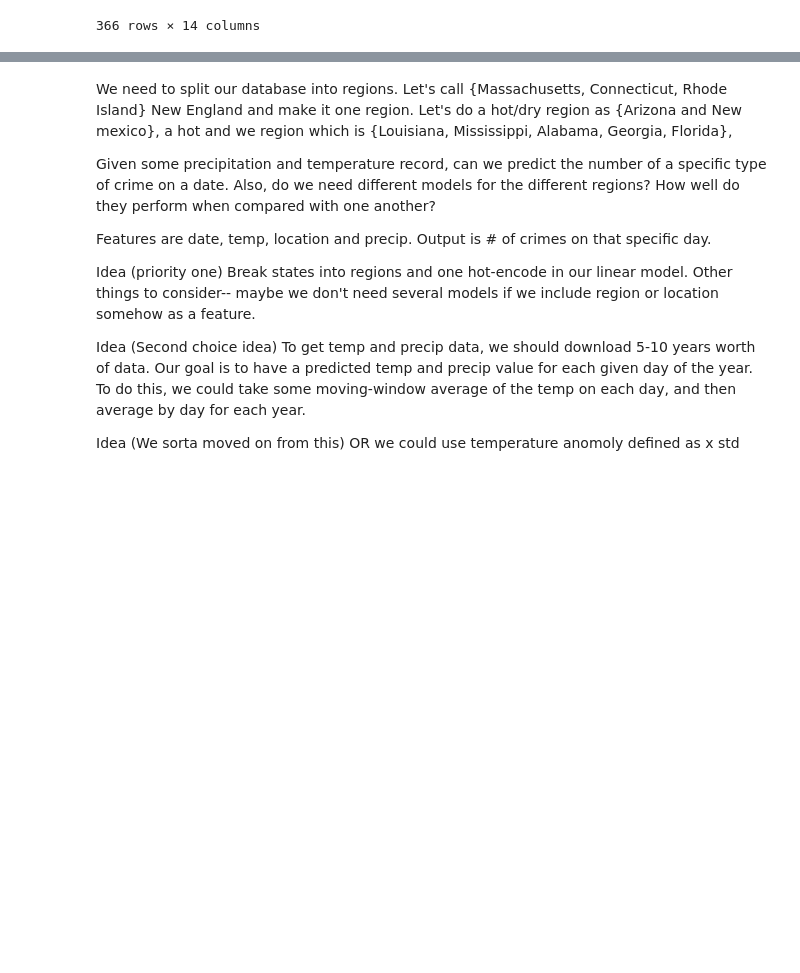
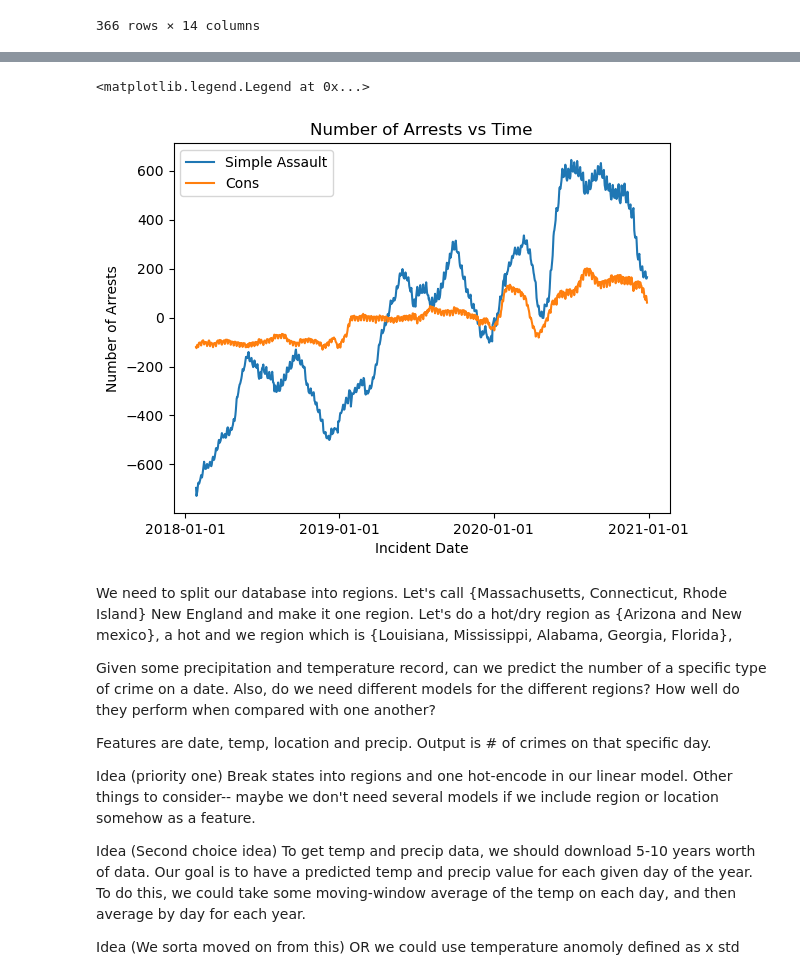
Before and after one commit to gavintchan/data200-grad-project, a Jupyter notebook: data200_grad_project.ipynb, the cells around one changed output, grey strips where cells are left out. Cells and saved outputs as stored; diff of their text form; code cells hidden in the pictures; blank space fills up the shorter version.

```diff
--- a/data200_grad_project.ipynb
+++ b/data200_grad_project.ipynb
@@ -574,3 +662,23 @@ Name: Incident Number, Length: 4517556, dtype: int64
+# %%
+#There appears to be some seasonality in the data-- let's compare between a violent and nonviolent
+#crime to see if there is seasonality in both
+
+aggAssaultOnly = df_crime_data[df_crime_data['UCR Offense Code'] == "Simple Assault"]
+aggAssaultOnly = aggAssaultOnly.groupby("Incident Date").count().iloc[:,0]
+
+consOnly = df_crime_data[df_crime_data["UCR Offense Code"] == "False Pretenses/Swindle/Confidence Game"]
+consOnly = consOnly.groupby("Incident Date").count().iloc[:,0]
+fig, ax = plt.subplots()
+sns.lineplot(x = aggAssaultOnly.index,y=aggAssaultOnly.rolling(30).mean().shift(-3)-aggAssaultOnly.mean(),ax=ax)
+sns.lineplot(x = consOnly.index, y = consOnly.rolling(30).mean().shift(-3)-consOnly.mean(),ax=ax)
+plt.xticks(["2018-01-01", "2019-01-01","2020-01-01","2021-01-01"])
+plt.xlabel("Incident Date")
+plt.ylabel("Number of Arrests")
+plt.title("Number of Arrests vs Time")
+plt.legend(["Simple Assault", "Cons"])
+# %% [output]
+<matplotlib.legend.Legend at 0x...>
+[figure, added]
 # %% [markdown]
 We need to split our database into regions. Let's call {Massachusetts, Connecticut, Rhode Island} New England and make it one region. Let's do a hot/dry region as {Arizona and New mexico}, a hot and we region which is {Louisiana, Mississippi, Alabama, Georgia, Florida},
 
```
Also changed, not shown: parts of 20 cells of this notebook.
